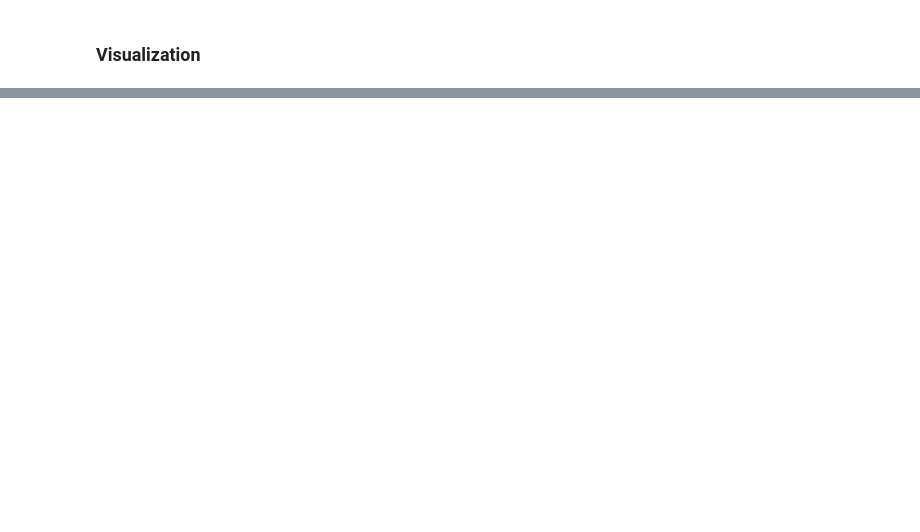
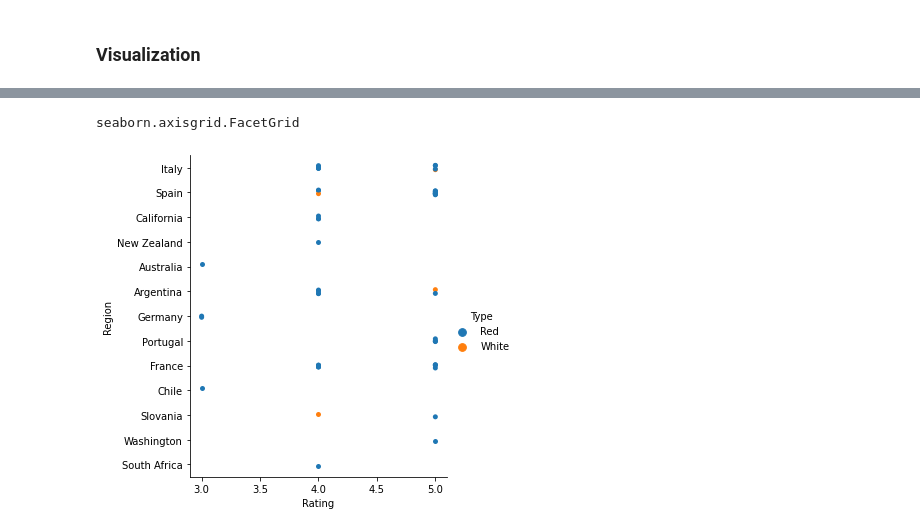
Before and after one commit to JenniferNolasco/wineInventory, a Jupyter notebook: wineInventory.ipynb, the cells around one changed output, grey strips where cells are left out. Saved outputs shown, nothing was run; the diff lists cells and outputs as text; code cells hidden in the pictures; blank space fills up the shorter version.

```diff
--- a/wineInventory.ipynb
+++ b/wineInventory.ipynb
@@ -77,0 +172,6 @@ y = train[['Rating']]
+# %%
+fig_lvl = sns.catplot(data=train, x='Rating', y='Region', hue='Type')
+type(fig_lvl)
+# %% [output]
+seaborn.axisgrid.FacetGrid
+[figure, added]
```
Also changed, not shown: parts of 13 cells of this notebook.
